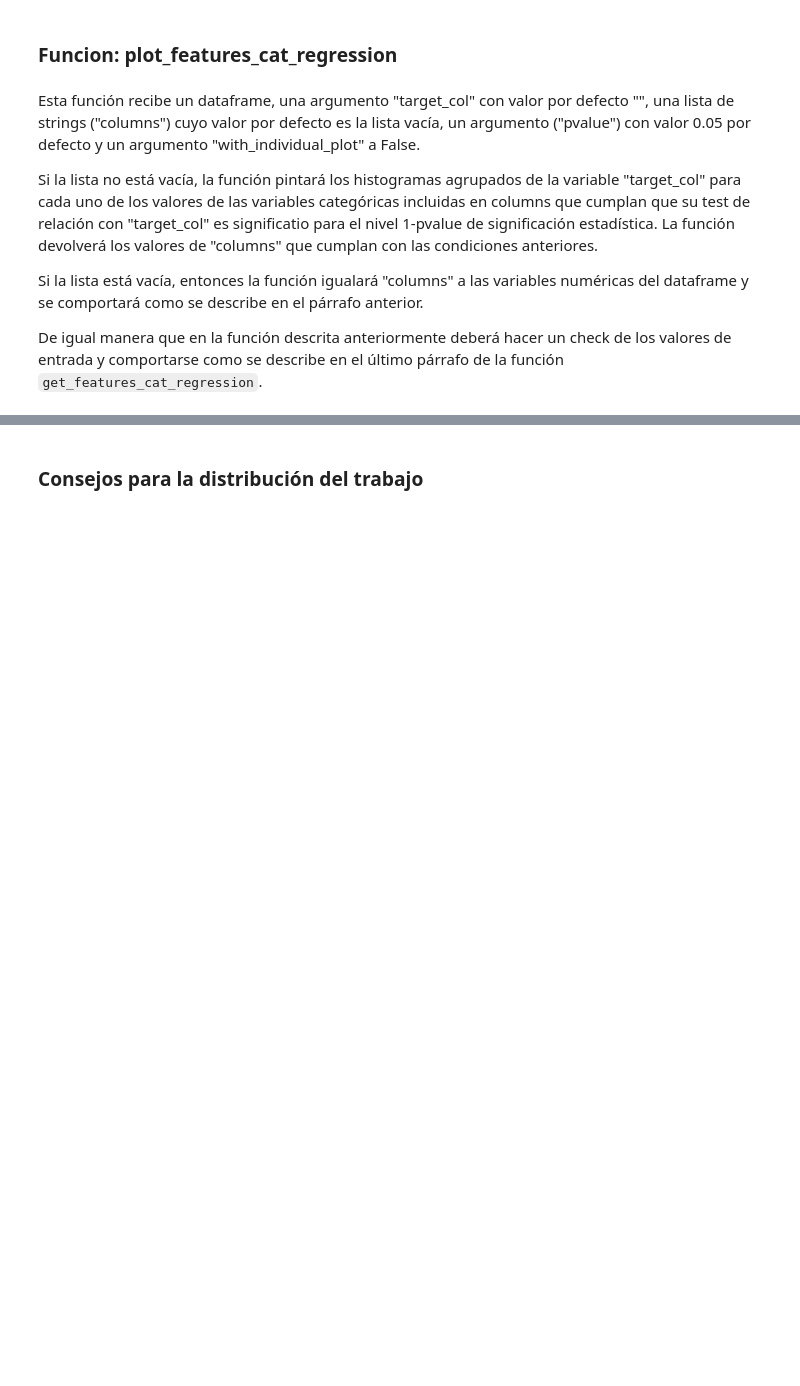
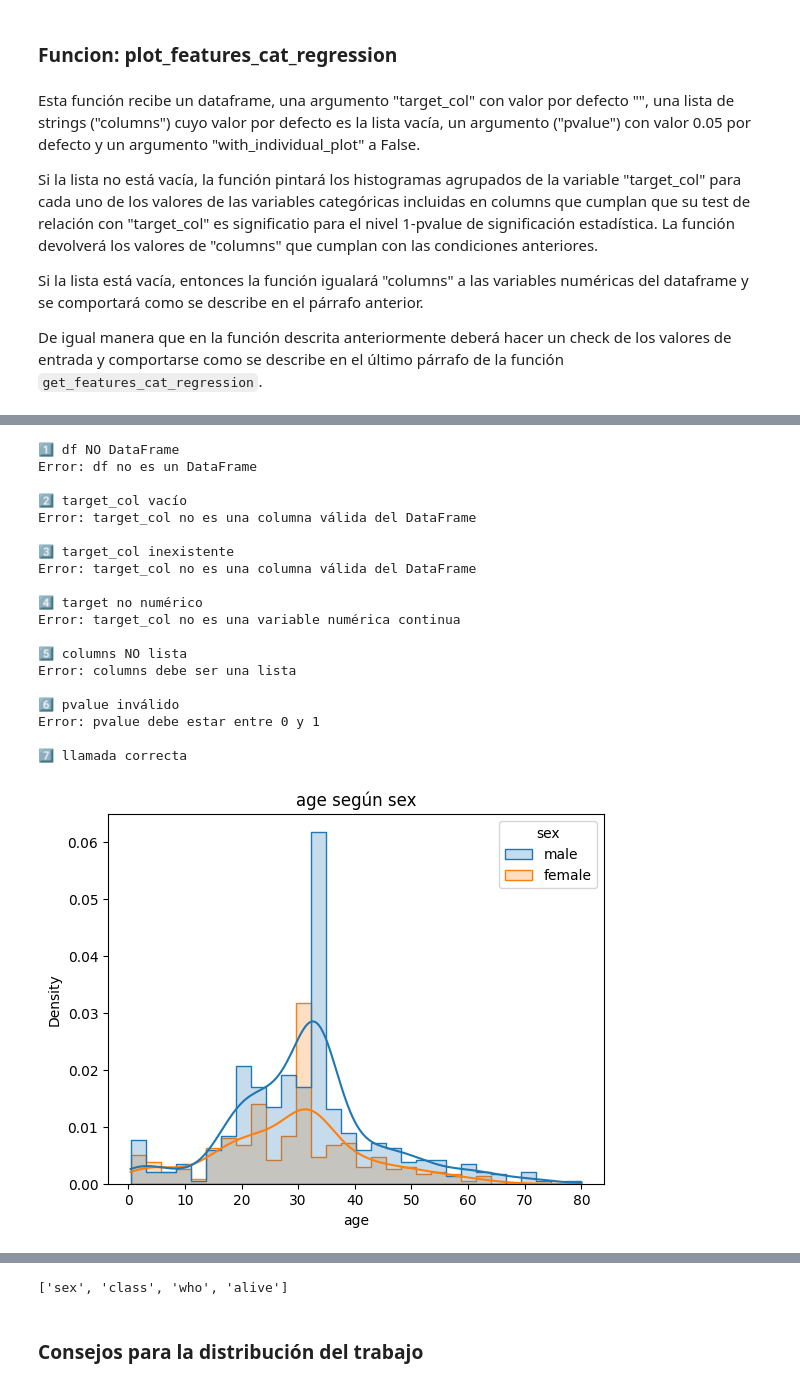
Before and after one commit to alejandroarbide/TC_Toolbox_T10, a Jupyter notebook: Team_Challenge_ToolBox.ipynb, the cells around one changed output, grey strips where cells are left out. Saved outputs shown, nothing was run; the diff lists cells and outputs as text; code cells hidden in the pictures; blank space fills up the shorter version.

```diff
--- a/Team_Challenge_ToolBox.ipynb
+++ b/Team_Challenge_ToolBox.ipynb
@@ -679,0 +778,42 @@ Cardin (%)           0.34  0.22  0.22
+# %%
+print("\n1️⃣ df NO DataFrame")
+plot_features_cat_regression("no_df", target_col="target")
+
+print("\n2️⃣ target_col vacío")
+plot_features_cat_regression(df_titanic)
+
+print("\n3️⃣ target_col inexistente")
+plot_features_cat_regression(df_titanic, target_col="no_col")
+
+print("\n4️⃣ target no numérico")
+plot_features_cat_regression(df_titanic, target_col="sex")
+
+print("\n5️⃣ columns NO lista")
+plot_features_cat_regression(df_titanic, target_col="age", columns="sibsp")
+
+print("\n6️⃣ pvalue inválido")
+plot_features_cat_regression(df_titanic, target_col="age", pvalue=-1)
+
+print("\n7️⃣ llamada correcta")
+plot_features_cat_regression(df_titanic, target_col="age")
+# %% [output]
+1️⃣ df NO DataFrame
+Error: df no es un DataFrame
+
+2️⃣ target_col vacío
+Error: target_col no es una columna válida del DataFrame
+
+3️⃣ target_col inexistente
+Error: target_col no es una columna válida del DataFrame
+
+4️⃣ target no numérico
+Error: target_col no es una variable numérica continua
+
+5️⃣ columns NO lista
+Error: columns debe ser una lista
+
+6️⃣ pvalue inválido
+Error: pvalue debe estar entre 0 y 1
+
+7️⃣ llamada correcta
+[figure, added]
@@ -680,3 +823,4 @@ Cardin (%)           0.34  0.22  0.22
+['sex', 'class', 'who', 'alive']
 # %% [markdown]
 ### Consejos para la distribución del trabajo
 # %% [markdown]
```
Also changed, not shown: parts of 6 cells of this notebook.
